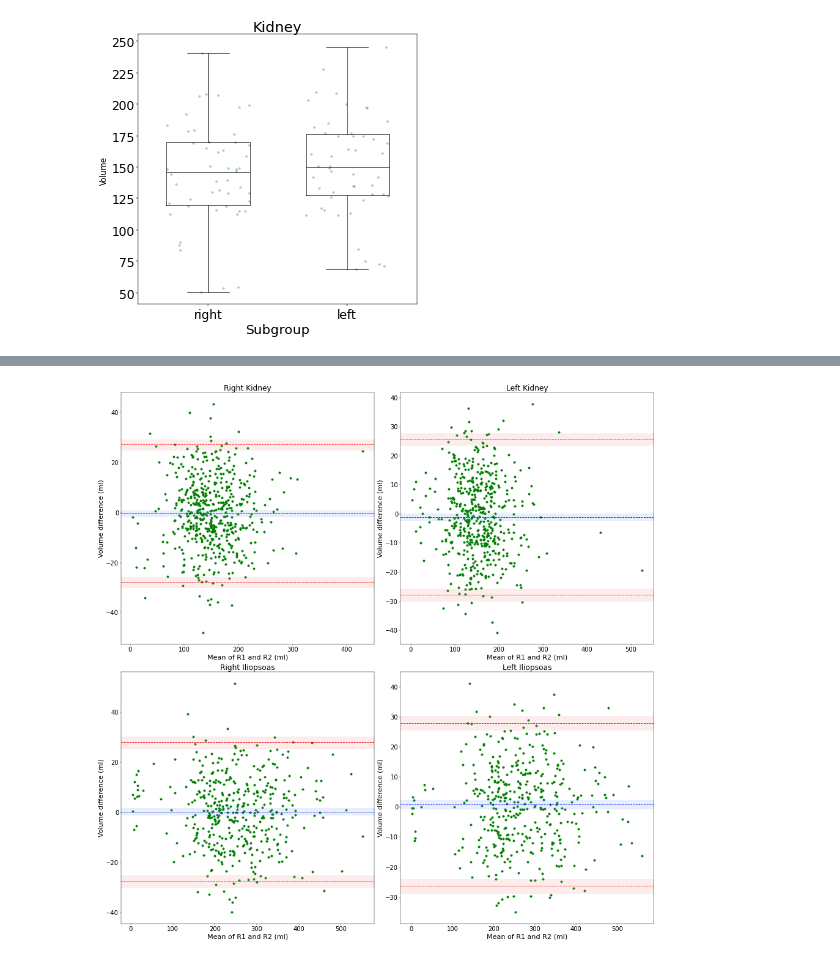
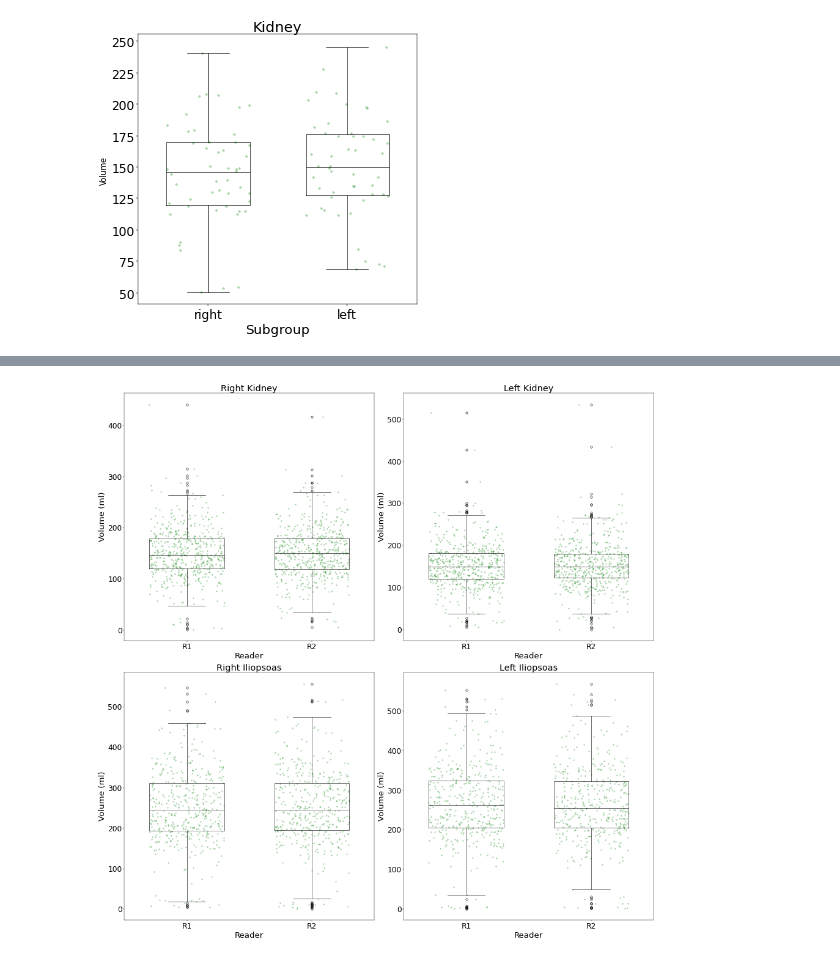
Before and after one commit to segemart/statsmed, a Jupyter notebook: examples/example6/Boxplots.ipynb, the cells around one changed output, grey strips where cells are left out. Drawn from its saved outputs; the diff is of its cells as text; code cells hidden in the pictures.

```diff
--- a/examples/example6/Boxplots.ipynb
+++ b/examples/example6/Boxplots.ipynb
@@ -49,26 +56,78 @@ Let us make more plots...
 # %%
 import pandas
 import numpy as np
 from statsmed import statsmed
 import matplotlib.pyplot as plt
-data = pandas.read_csv('ex5.csv',delimiter=',',on_bad_lines='skip')
 
-new_data_right_kidney = data[['kidney_right_volume_R1','kidney_right_volume_R2']][(data['kidney_right_volume_R1'] > 10) & (data['kidney_right_volume_R2'] > 10)]/1000
-new_data_left_kidney = data[['kidney_left_volume_R1','kidney_left_volume_R2']][(data['kidney_left_volume_R1'] > 10) & (data['kidney_left_volume_R2'] > 10)]/1000
-new_data_right_iliopsoas = data[['iliopsoas_right_volume_R1','iliopsoas_right_volume_R2']][(data['iliopsoas_right_volume_R1'] > 10) & (data['iliopsoas_right_volume_R2'] > 10)]/1000
-new_data_left_iliopsoas = data[['iliopsoas_left_volume_R1','iliopsoas_left_volume_R2']][(data['iliopsoas_left_volume_R1'] > 10) & (data['iliopsoas_left_volume_R2'] > 10)]/1000
+# Load paired measurements for multiple structures
+data = pandas.read_csv('ex6.csv', delimiter=',', on_bad_lines='skip')
 
-fig=plt.figure(figsize=(23, 23),dpi=40)
-x1=fig.add_subplot(2,2,1)
-statsmed.bland_altman_plot(new_data_right_kidney['kidney_right_volume_R1'],new_data_right_kidney['kidney_right_volume_R2'],x1,'Right Kidney','Mean of R1 and R2 (ml)','Volume difference (ml)')
-x2=fig.add_subplot(2,2,2)
-statsmed.bland_altman_plot(new_data_left_kidney['kidney_left_volume_R1'],new_data_left_kidney['kidney_left_volume_R2'],x2,'Left Kidney','Mean of R1 and R2 (ml)','Volume difference (ml)')
-x3=fig.add_subplot(2,2,3)
-statsmed.bland_altman_plot(new_data_right_iliopsoas['iliopsoas_right_volume_R1'],new_data_right_iliopsoas['iliopsoas_right_volume_R2'],x3,'Right Iliopsoas','Mean of R1 and R2 (ml)','Volume difference (ml)')
-x4=fig.add_subplot(2,2,4)
-statsmed.bland_altman_plot(new_data_left_iliopsoas['iliopsoas_left_volume_R1'],new_data_left_iliopsoas['iliopsoas_left_volume_R2'],x4,'Left Iliopsoas','Mean of R1 and R2 (ml)','Volume difference (ml)')
+# Apply lower cut-off and convert to ml
+rk = data[['kidney_right_volume_R1','kidney_right_volume_R2']][(data['kidney_right_volume_R1'] > 10) & (data['kidney_right_volume_R2'] > 10)]/1000
+lk = data[['kidney_left_volume_R1','kidney_left_volume_R2']][(data['kidney_left_volume_R1'] > 10) & (data['kidney_left_volume_R2'] > 10)]/1000
+ri = data[['iliopsoas_right_volume_R1','iliopsoas_right_volume_R2']][(data['iliopsoas_right_volume_R1'] > 10) & (data['iliopsoas_right_volume_R2'] > 10)]/1000
+li = data[['iliopsoas_left_volume_R1','iliopsoas_left_volume_R2']][(data['iliopsoas_left_volume_R1'] > 10) & (data['iliopsoas_left_volume_R2'] > 10)]/1000
+
+fig = plt.figure(figsize=(23, 23), dpi=40)
+
+# Right kidney
+x1 = fig.add_subplot(2, 2, 1)
+statsmed.boxplot_figure(
+    x1,
+    [rk['kidney_right_volume_R1'], rk['kidney_right_volume_R2']],
+    False,
+    mode='no normal distribution',
+    title='Right Kidney',
+    x_label='Reader',
+    y_label='Volume (ml)',
+    x_ticklabels=['R1', 'R2'],
+    show_p_values=True
+)
+
+# Left kidney
+x2 = fig.add_subplot(2, 2, 2)
+statsmed.boxplot_figure(
+    x2,
+    [lk['kidney_left_volume_R1'], lk['kidney_left_volume_R2']],
+    False,
+    mode='no normal distribution',
+    title='Left Kidney',
+    x_label='Reader',
+    y_label='Volume (ml)',
+    x_ticklabels=['R1', 'R2'],
+    show_p_values=True
+)
+
+# Right iliopsoas
+x3 = fig.add_subplot(2, 2, 3)
+statsmed.boxplot_figure(
+    x3,
+    [ri['iliopsoas_right_volume_R1'], ri['iliopsoas_right_volume_R2']],
+    False,
+    mode='no normal distribution',
+    title='Right Iliopsoas',
+    x_label='Reader',
+    y_label='Volume (ml)',
+    x_ticklabels=['R1', 'R2'],
+    show_p_values=True
+)
+
+# Left iliopsoas
+x4 = fig.add_subplot(2, 2, 4)
+statsmed.boxplot_figure(
+    x4,
+    [li['iliopsoas_left_volume_R1'], li['iliopsoas_left_volume_R2']],
+    False,
+    mode='no normal distribution',
+    title='Left Iliopsoas',
+    x_label='Reader',
+    y_label='Volume (ml)',
+    x_ticklabels=['R1', 'R2'],
+    show_p_values=True
+)
+
 plt.gcf().subplots_adjust(bottom=0.15)
 plt.tight_layout()
-plt.savefig('Bland_Altman_subplots.png',transparent=False) # saves the figure
+plt.savefig('Boxplots_subplots.png', transparent=False)  # saves the figure
 # %% [output]
-[figure, old version]
+[figure, new version]
```
Also changed, not shown: parts of 9 cells of this notebook, 4 other files.
